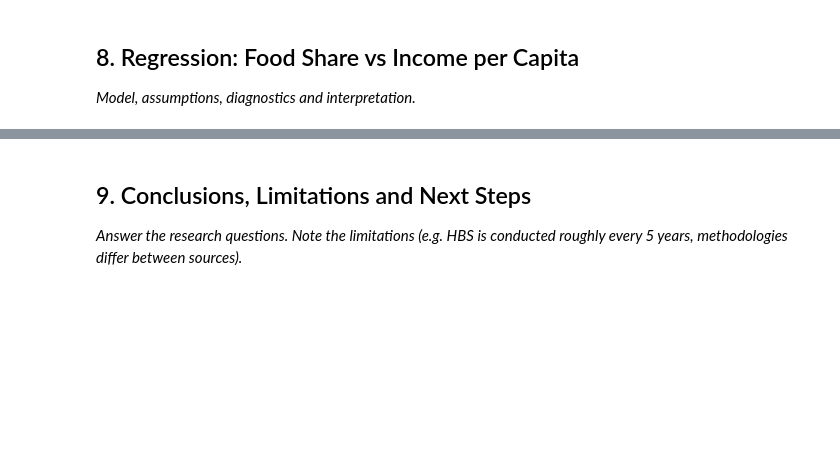
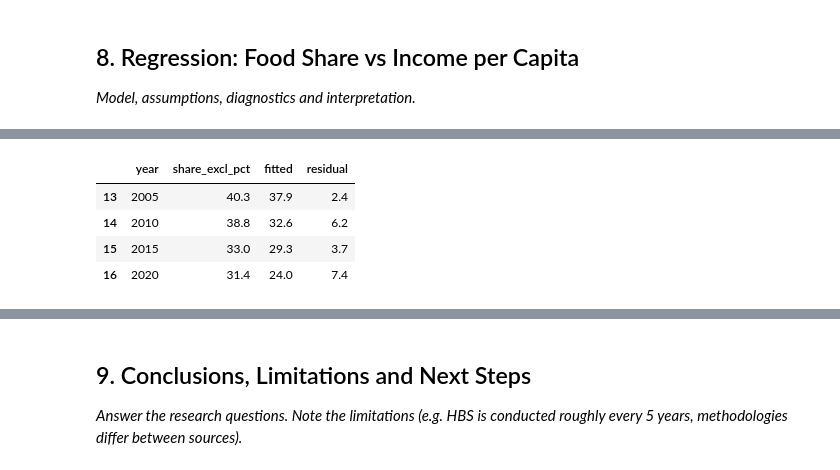
Before and after one commit to qnaatanasova86-tech/household-budgets-bg-vs-eu, a Jupyter notebook: household_budgets_analysis.ipynb, the cells around one changed output, grey strips where cells are left out. Saved outputs shown, nothing was run; the diff lists cells and outputs as text; code cells hidden in the pictures; blank space fills up the shorter version.

```diff
--- a/household_budgets_analysis.ipynb
+++ b/household_budgets_analysis.ipynb
@@ -801,0 +883,14 @@ _Model, assumptions, diagnostics and interpretation._
+# %%
+food_reg["fitted"] = model.fittedvalues
+food_reg["residual"] = model.resid
+
+# Bulgaria: actual vs predicted food share
+food_reg[food_reg["country"] == "Bulgaria"][
+    ["year", "share_excl_pct", "fitted", "residual"]
+].round(1)
+# %% [output]
+|  | year | share_excl_pct | fitted | residual |
+| 13 | 2005 | 40.3 | 37.9 | 2.4 |
+| 14 | 2010 | 38.8 | 32.6 | 6.2 |
+| 15 | 2015 | 33.0 | 29.3 | 3.7 |
+| 16 | 2020 | 31.4 | 24.0 | 7.4 |
```
Also changed, not shown: parts of 14 cells of this notebook.
